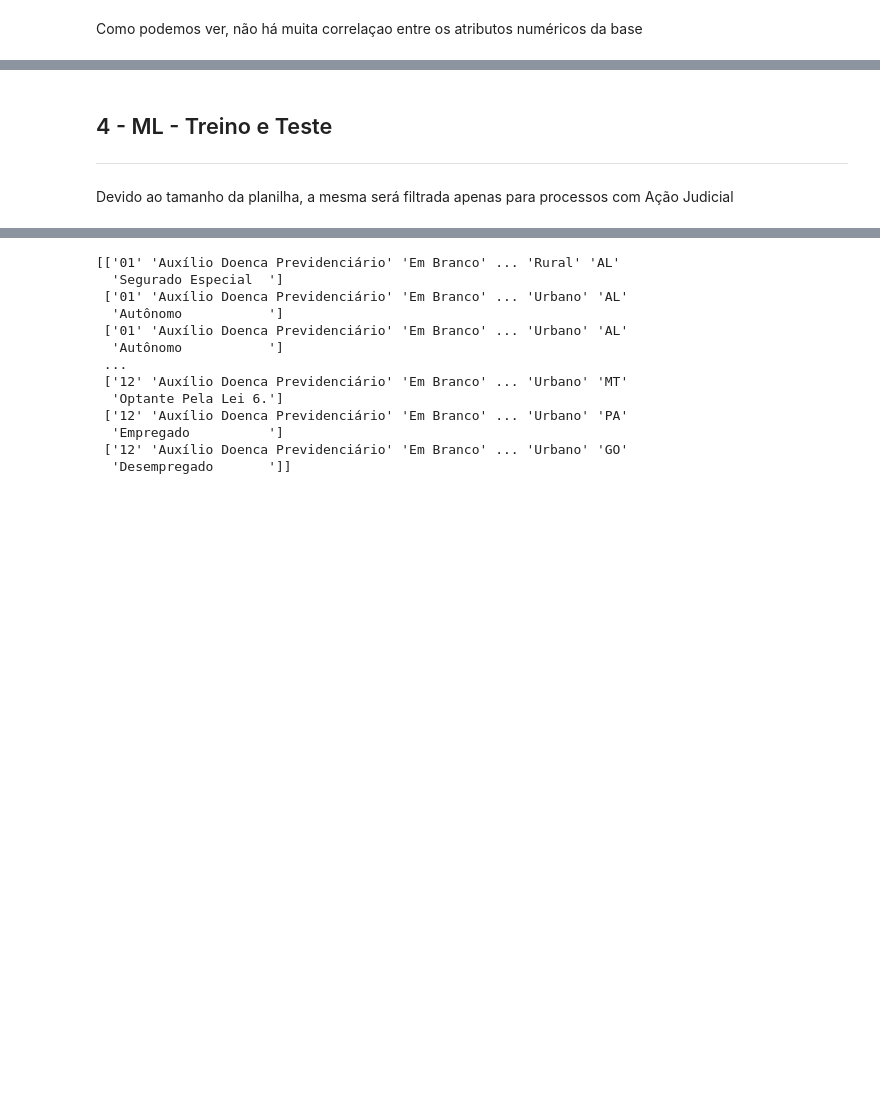
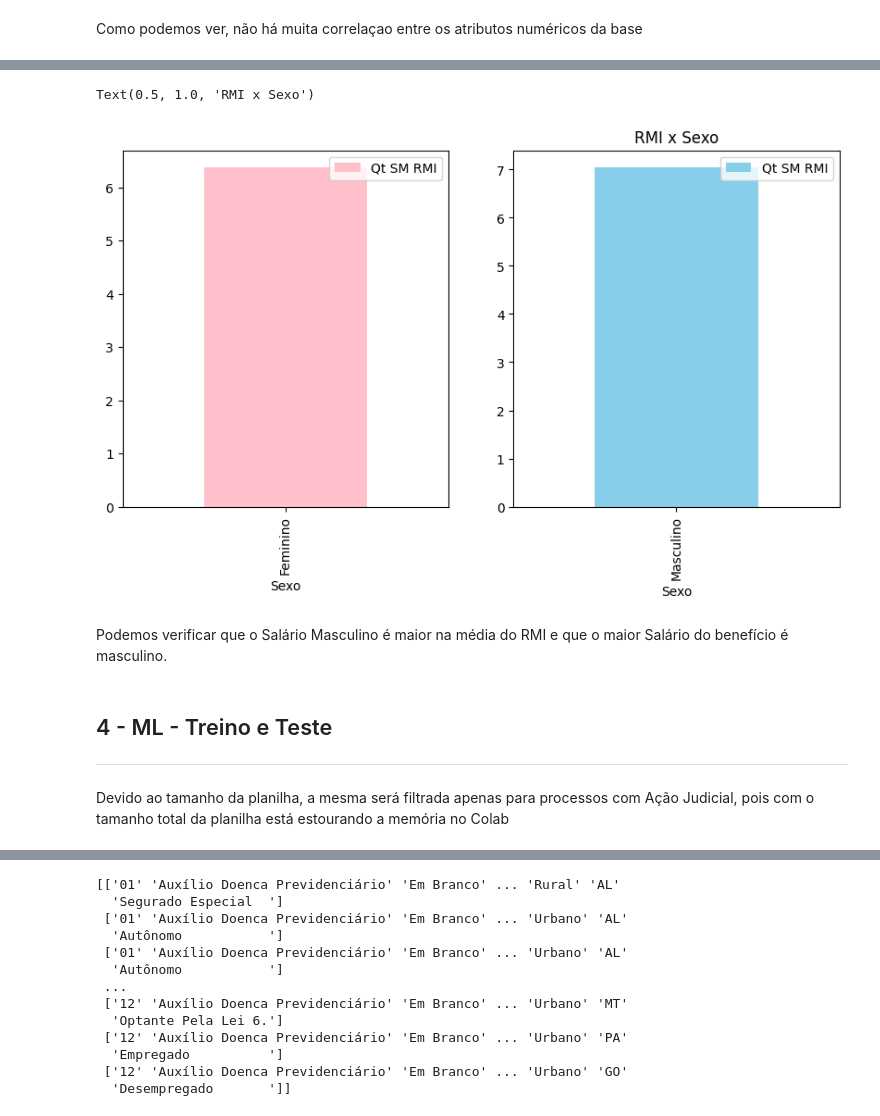
Before and after one commit to brunolunarj/cienciadedados, a Jupyter notebook: MPV012023.ipynb, the cells around one changed output, grey strips where cells are left out. Cells and saved outputs as stored; diff of their text form; code cells hidden in the pictures; blank space fills up the shorter version.

```diff
--- a/MPV012023.ipynb
+++ b/MPV012023.ipynb
@@ -546,9 +538,23 @@ Como podemos ver, não há muita correlaçao entre os atributos numéricos da ba
+# %%
+#SM Máximo da RMI por Sexo
+df_ben4 = df_ben[df_ben['Sexo'] == 'Masculino'].groupby('Sexo').agg({'Qt SM RMI':'max'})
+df_ben3 = df_ben.loc[:,['Sexo','Qt SM RMI']]
+df_ben3 = df_ben[df_ben['Sexo'] == 'Feminino'].groupby('Sexo').agg({'Qt SM RMI':'max'})
+f, axes = plt.subplots(1, 2)
+df_ben3.plot(figsize=(10,5), kind='bar', ax=axes[0],color={"pink"})
+df_ben4.plot(figsize=(10,5), kind='bar', ax=axes[1],color={"Skyblue"})
+plt.title('SM Máximo do RMI x Sexo')
+# %% [output]
+Text(0.5, 1.0, 'RMI x Sexo')
+[figure, added]
+# %% [markdown]
+Podemos verificar que o Salário Masculino é maior na média do RMI e que o maior Salário do benefício é masculino.
 # %% [markdown]
 ## 4 - ML - Treino e Teste
 
 ---
 # %% [markdown]
-Devido ao tamanho da planilha, a mesma será filtrada apenas para processos com Ação Judicial
+Devido ao tamanho da planilha, a mesma será filtrada apenas para processos com Ação Judicial, pois com o tamanho total da planilha está estourando a memória no Colab
 # %%
 #Redução do DF para processos com Ação Judicial
 df_ben = df_ben[df_ben['Despacho'] == 'Acao Judicial']
```
Also changed, not shown: parts of 7 cells of this notebook.
